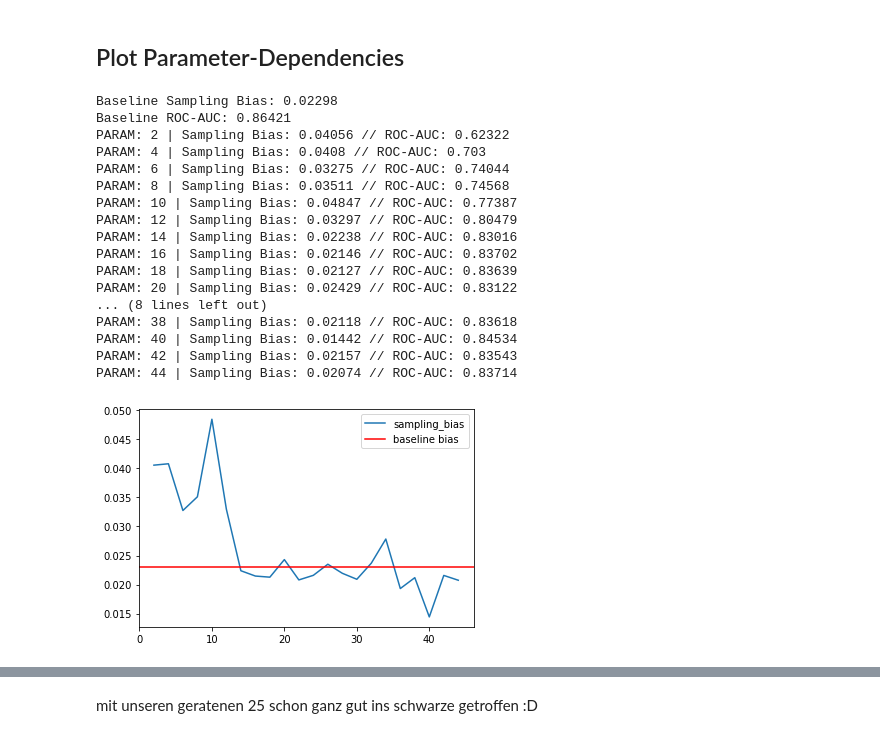
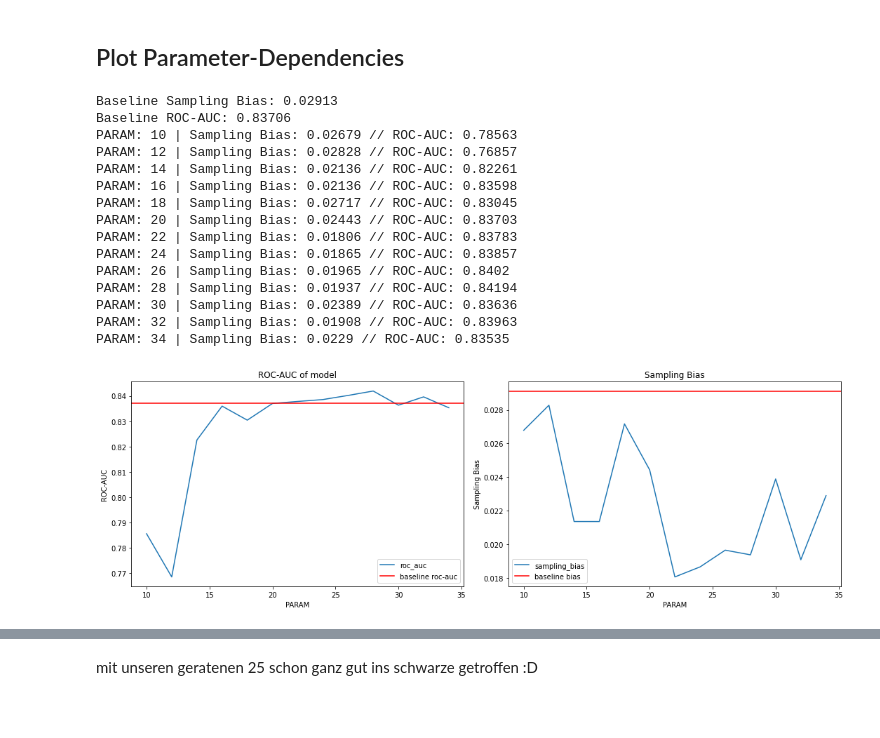
Before and after one commit to lukasvoege/reject-infer-autoencoder, a Jupyter notebook: notebooks/playground.ipynb, the cells around one changed output, grey strips where cells are left out. Drawn from its saved outputs; the diff is of its cells as text; code cells hidden in the pictures; blank space fills up the shorter version.

```diff
--- a/notebooks/playground.ipynb
+++ b/notebooks/playground.ipynb
@@ -144,7 +144,7 @@ for iteration in results_generator:
     metrics2 = iteration[3]
 
 last_n_years = 5
-bias2 = h.measure_bias(metrics2["model"]["holdout"]['roc_auc'], metrics2["model"]["holdout"]['roc_auc'], last_n_years)
+bias2 = h.measure_bias(metrics2["oracle"]["holdout"]['roc_auc'], metrics2["model"]["holdout"]['roc_auc'], last_n_years)
 
 x = range(1, n_years + 1)
 plt.plot(x, metrics["model"]["holdout"]['roc_auc'], label = 'roc_auc-model')
@@ -179,7 +199,7 @@ for iteration in results_generator:
 
 last_n_years = 5
 baseline_bias = h.measure_bias(metrics["oracle"]["holdout"]['roc_auc'], metrics["model"]["holdout"]['roc_auc'], last_n_years)
-baseline_roc_auc = sum(metrics["oracle"]["holdout"]['roc_auc'][-last_n_years:]) / last_n_years
+baseline_roc_auc = sum(metrics["model"]["holdout"]['roc_auc'][-last_n_years:]) / last_n_years
 print(f'Baseline Sampling Bias: {round(baseline_bias, 5)}\nBaseline ROC-AUC: {round(baseline_roc_auc, 5)}')
 
 ## -----------------------------------------------------------------------
@@ -187,13 +207,13 @@ print(f'Baseline Sampling Bias: {round(baseline_bias, 5)}\nBaseline ROC-AUC: {ro
 ## -----------------------------------------------------------------------
 
 BATCH_SIZE = 2000
-EPOCHS = 10
+EPOCHS = 25
 LR = 1e-3
 
 sampling_bias = []
 roc_auc = []
-startvalue = 2
-stopvalue = 45
+startvalue = 10
+stopvalue = 35
 step = 2
 for PARAM in range(startvalue, stopvalue, step):
     # Train Autoencoder
@@ -221,48 +241,46 @@ for PARAM in range(startvalue, stopvalue, step):
 
     metrics2 = None
     for iteration in results_generator:
         #print(f'Itteration: {iteration[0]}) Accepted: {iteration[1].count(True)} | Denied: {iteration[1].count(False)} - New train set size: {iteration[2]}')
         metrics2 = iteration[3]
 
 
     sampling_bias.append(h.measure_bias(metrics2["oracle"]["holdout"]['roc_auc'], metrics2["model"]["holdout"]['roc_auc'], last_n_years))
     roc_auc.append(sum(metrics2["model"]["holdout"]['roc_auc'][-last_n_years:]) / last_n_years)
     print(f'PARAM: {PARAM} | Sampling Bias: {round(sampling_bias[-1], 5)} // ROC-AUC: {round(roc_auc[-1], 5)}')
 
 # Plot Results
 x = range(startvalue, stopvalue, step)
 
 fig, axes = plt.subplots(nrows=1, ncols=2, figsize=(15, 5))
 axes[0].plot(x, roc_auc, label = 'roc_auc')
 axes[0].axhline(y = baseline_roc_auc, color = 'r', label = 'baseline roc-auc')
 axes[0].legend()
 axes[0].set_title("ROC-AUC of model")
 axes[0].set_ylabel("ROC-AUC")
 axes[0].set_xlabel("PARAM")
 
 axes[1].plot(x, sampling_bias, label = 'sampling_bias')
 axes[1].axhline(y = baseline_bias, color = 'r', label = 'baseline bias')
 axes[1].legend()
 axes[1].set_title("Sampling Bias")
 axes[1].set_ylabel("Sampling Bias")
 axes[1].set_xlabel("PARAM")
 fig.tight_layout()
 # %% [output]
-Baseline Sampling Bias: 0.02298
-Baseline ROC-AUC: 0.86421
-PARAM: 2 | Sampling Bias: 0.04056 // ROC-AUC: 0.62322
-PARAM: 4 | Sampling Bias: 0.0408 // ROC-AUC: 0.703
-PARAM: 6 | Sampling Bias: 0.03275 // ROC-AUC: 0.74044
-PARAM: 8 | Sampling Bias: 0.03511 // ROC-AUC: 0.74568
-PARAM: 10 | Sampling Bias: 0.04847 // ROC-AUC: 0.77387
-PARAM: 12 | Sampling Bias: 0.03297 // ROC-AUC: 0.80479
-PARAM: 14 | Sampling Bias: 0.02238 // ROC-AUC: 0.83016
-PARAM: 16 | Sampling Bias: 0.02146 // ROC-AUC: 0.83702
-PARAM: 18 | Sampling Bias: 0.02127 // ROC-AUC: 0.83639
-PARAM: 20 | Sampling Bias: 0.02429 // ROC-AUC: 0.83122
-... (8 lines left out)
-PARAM: 38 | Sampling Bias: 0.02118 // ROC-AUC: 0.83618
-PARAM: 40 | Sampling Bias: 0.01442 // ROC-AUC: 0.84534
-PARAM: 42 | Sampling Bias: 0.02157 // ROC-AUC: 0.83543
-PARAM: 44 | Sampling Bias: 0.02074 // ROC-AUC: 0.83714
+Baseline Sampling Bias: 0.02913
+Baseline ROC-AUC: 0.83706
+PARAM: 10 | Sampling Bias: 0.02679 // ROC-AUC: 0.78563
+PARAM: 12 | Sampling Bias: 0.02828 // ROC-AUC: 0.76857
+PARAM: 14 | Sampling Bias: 0.02136 // ROC-AUC: 0.82261
+PARAM: 16 | Sampling Bias: 0.02136 // ROC-AUC: 0.83598
+PARAM: 18 | Sampling Bias: 0.02717 // ROC-AUC: 0.83045
+PARAM: 20 | Sampling Bias: 0.02443 // ROC-AUC: 0.83703
+PARAM: 22 | Sampling Bias: 0.01806 // ROC-AUC: 0.83783
+PARAM: 24 | Sampling Bias: 0.01865 // ROC-AUC: 0.83857
+PARAM: 26 | Sampling Bias: 0.01965 // ROC-AUC: 0.8402
+PARAM: 28 | Sampling Bias: 0.01937 // ROC-AUC: 0.84194
+PARAM: 30 | Sampling Bias: 0.02389 // ROC-AUC: 0.83636
+PARAM: 32 | Sampling Bias: 0.01908 // ROC-AUC: 0.83963
+PARAM: 34 | Sampling Bias: 0.0229 // ROC-AUC: 0.83535
-[figure, old version]
+[figure, new version]
```
Also changed, not shown: parts of 8 cells of this notebook.
